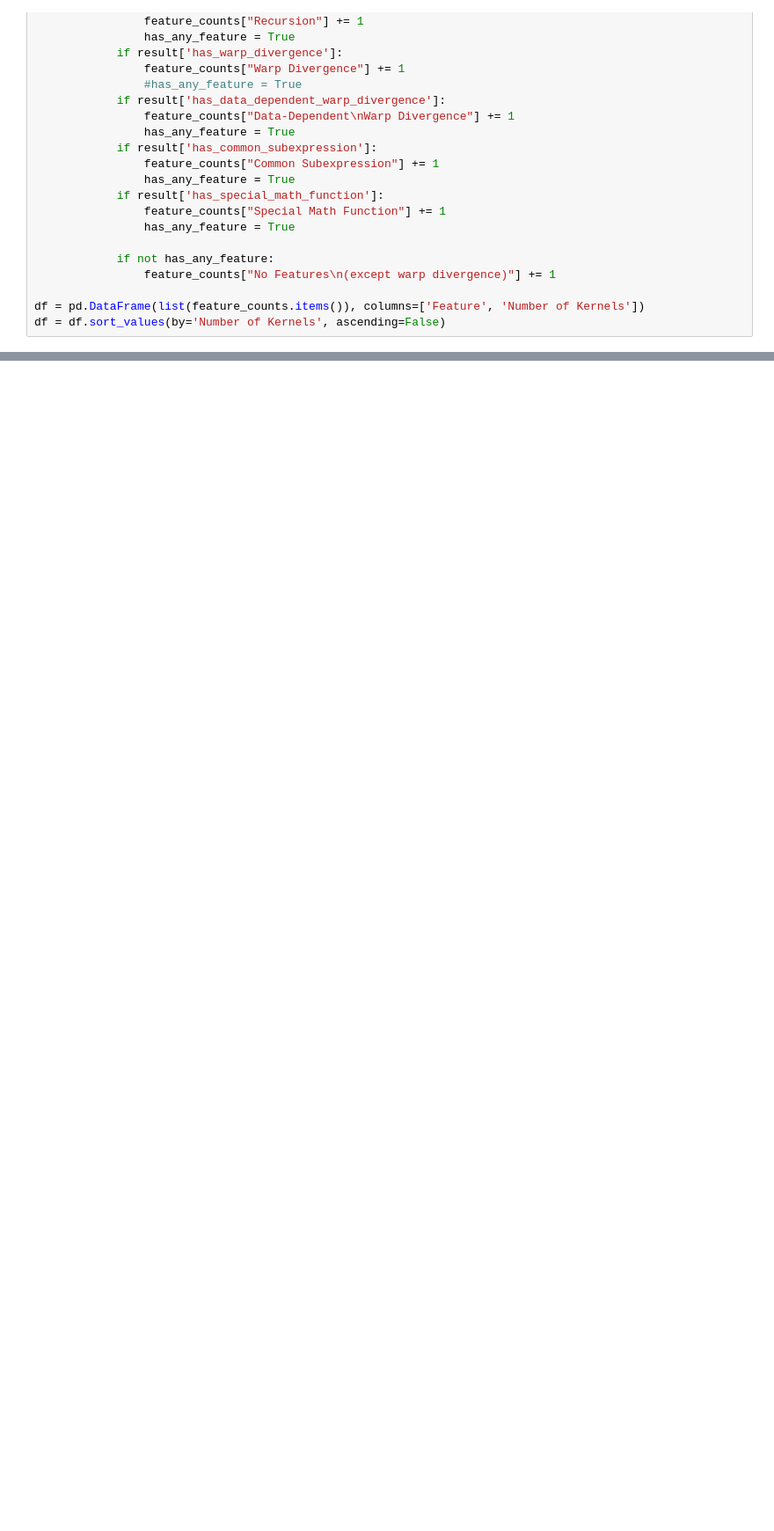
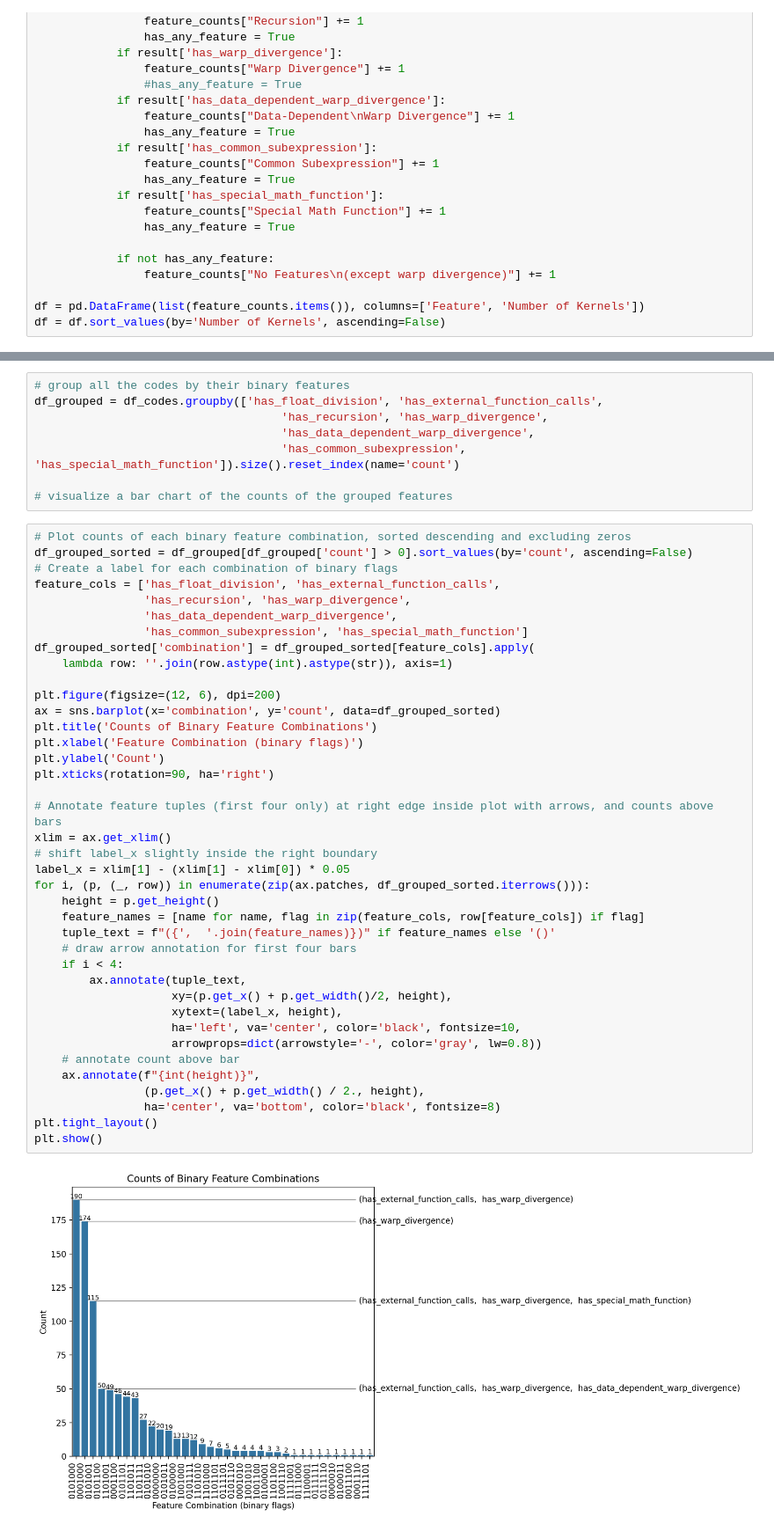
Before and after one commit to Scientific-Computing-Lab/gpuFLOPBench, a Jupyter notebook: qdecomp-langgraph-studio/kernel-survey/feature_histogram.ipynb, the cells around one changed output, grey strips where cells are left out. Shown at 88% size. Drawn from its saved outputs; the diff is of its cells as text; blank space fills up the shorter version.

Commit message:
improved visualization/classification

```diff
--- a/qdecomp-langgraph-studio/kernel-survey/feature_histogram.ipynb
+++ b/qdecomp-langgraph-studio/kernel-survey/feature_histogram.ipynb
@@ -127,0 +162,49 @@ kernel_sum (float* partial_sums, const int Nparticles)
+# %%
+# group all the codes by their binary features
+df_grouped = df_codes.groupby(['has_float_division', 'has_external_function_calls',
+                                    'has_recursion', 'has_warp_divergence',
+                                    'has_data_dependent_warp_divergence',
+                                    'has_common_subexpression', 'has_special_math_function']).size().reset_index(name='count')
+
+# visualize a bar chart of the counts of the grouped features
+# %%
+# Plot counts of each binary feature combination, sorted descending and excluding zeros
+df_grouped_sorted = df_grouped[df_grouped['count'] > 0].sort_values(by='count', ascending=False)
+# Create a label for each combination of binary flags
+feature_cols = ['has_float_division', 'has_external_function_calls',
+                'has_recursion', 'has_warp_divergence',
+                'has_data_dependent_warp_divergence',
+                'has_common_subexpression', 'has_special_math_function']
+df_grouped_sorted['combination'] = df_grouped_sorted[feature_cols].apply(
+    lambda row: ''.join(row.astype(int).astype(str)), axis=1)
+
+plt.figure(figsize=(12, 6), dpi=200)
+ax = sns.barplot(x='combination', y='count', data=df_grouped_sorted)
+plt.title('Counts of Binary Feature Combinations')
+plt.xlabel('Feature Combination (binary flags)')
+plt.ylabel('Count')
+plt.xticks(rotation=90, ha='right')
+
+# Annotate feature tuples (first four only) at right edge inside plot with arrows, and counts above bars
+xlim = ax.get_xlim()
+# shift label_x slightly inside the right boundary
+label_x = xlim[1] - (xlim[1] - xlim[0]) * 0.05
+for i, (p, (_, row)) in enumerate(zip(ax.patches, df_grouped_sorted.iterrows())):
+    height = p.get_height()
+    feature_names = [name for name, flag in zip(feature_cols, row[feature_cols]) if flag]
+    tuple_text = f"({',  '.join(feature_names)})" if feature_names else '()'
+    # draw arrow annotation for first four bars
+    if i < 4:
+        ax.annotate(tuple_text,
+                    xy=(p.get_x() + p.get_width()/2, height),
+                    xytext=(label_x, height),
+                    ha='left', va='center', color='black', fontsize=10,
+                    arrowprops=dict(arrowstyle='-', color='gray', lw=0.8))
+    # annotate count above bar
+    ax.annotate(f"{int(height)}",
+                (p.get_x() + p.get_width() / 2., height),
+                ha='center', va='bottom', color='black', fontsize=8)
+plt.tight_layout()
+plt.show()
+# %% [output]
+[figure, added]
```
Also changed, not shown: parts of 5 cells of this notebook, 2 other files.
